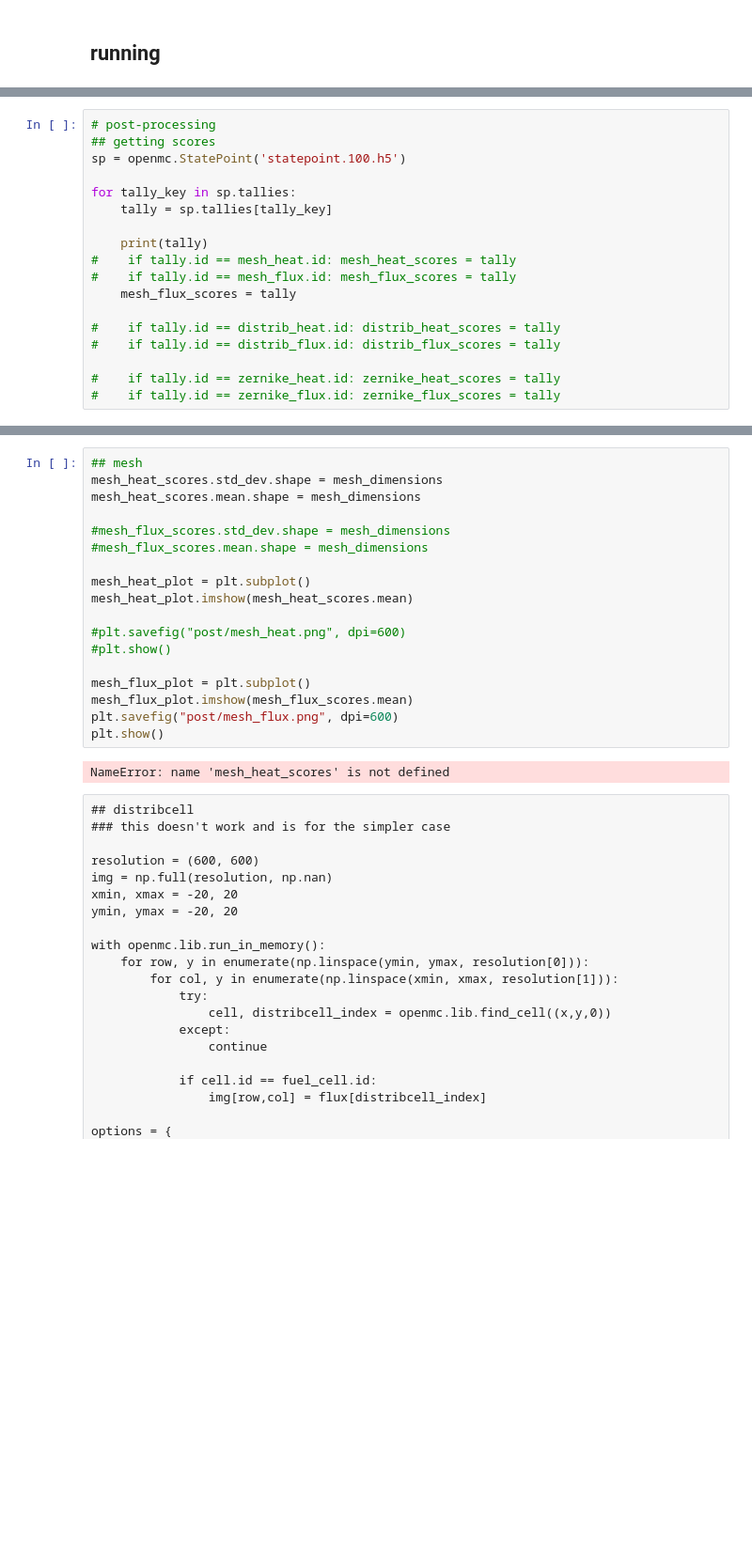
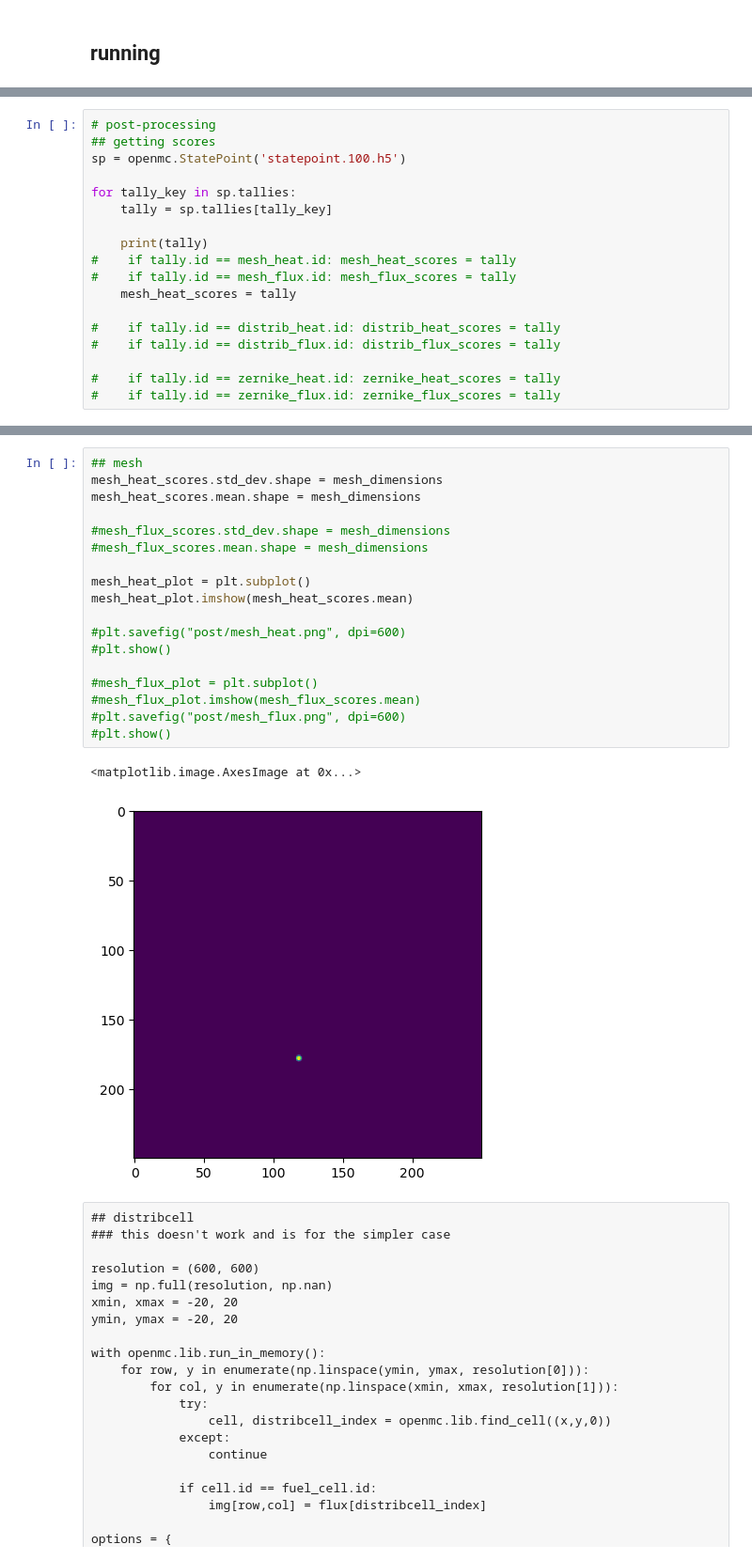
Before and after one commit to jspecht3/Polygon-Tally, a Jupyter notebook: openmc-files/original/designing_geometry.ipynb, the cells around one changed output, grey strips where cells are left out. Shown at 94% size. Drawn from its saved outputs; the diff is of its cells as text; blank space fills up the shorter version.

```diff
--- a/openmc-files/original/designing_geometry.ipynb
+++ b/openmc-files/original/designing_geometry.ipynb
@@ -400,7 +401,7 @@ for tally_key in sp.tallies:
     print(tally)
 #    if tally.id == mesh_heat.id: mesh_heat_scores = tally
 #    if tally.id == mesh_flux.id: mesh_flux_scores = tally
-    mesh_flux_scores = tally
+    mesh_heat_scores = tally
 
 #    if tally.id == distrib_heat.id: distrib_heat_scores = tally
 #    if tally.id == distrib_flux.id: distrib_flux_scores = tally
@@ -419,23 +420,24 @@ Tally
 # %%
 ## mesh
 mesh_heat_scores.std_dev.shape = mesh_dimensions
 mesh_heat_scores.mean.shape = mesh_dimensions
 
 #mesh_flux_scores.std_dev.shape = mesh_dimensions
 #mesh_flux_scores.mean.shape = mesh_dimensions
 
 mesh_heat_plot = plt.subplot()
 mesh_heat_plot.imshow(mesh_heat_scores.mean)
 
 #plt.savefig("post/mesh_heat.png", dpi=600)
 #plt.show()
 
-mesh_flux_plot = plt.subplot()
-mesh_flux_plot.imshow(mesh_flux_scores.mean)
-plt.savefig("post/mesh_flux.png", dpi=600)
-plt.show()
+#mesh_flux_plot = plt.subplot()
+#mesh_flux_plot.imshow(mesh_flux_scores.mean)
+#plt.savefig("post/mesh_flux.png", dpi=600)
+#plt.show()
 # %% [output]
-NameError: name 'mesh_heat_scores' is not defined
+<matplotlib.image.AxesImage at 0x...>
+[figure, added]
 # %% [raw]
 ## distribcell
 ### this doesn't work and is for the simpler case
```
Also changed, not shown: parts of 4 cells of this notebook, 41 other files.
